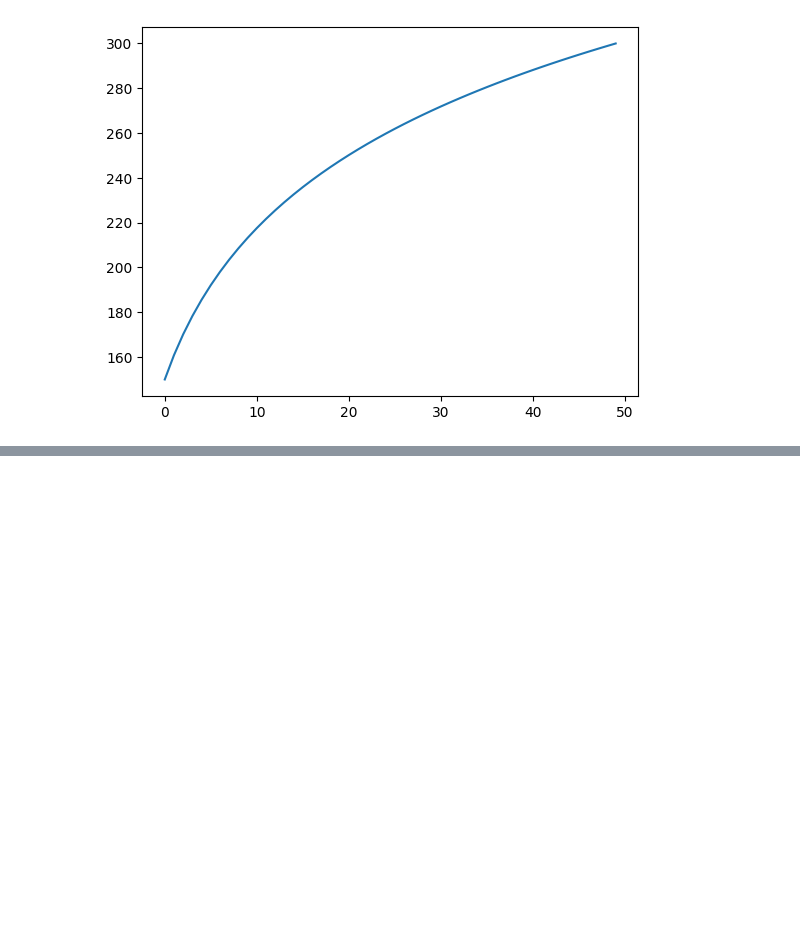
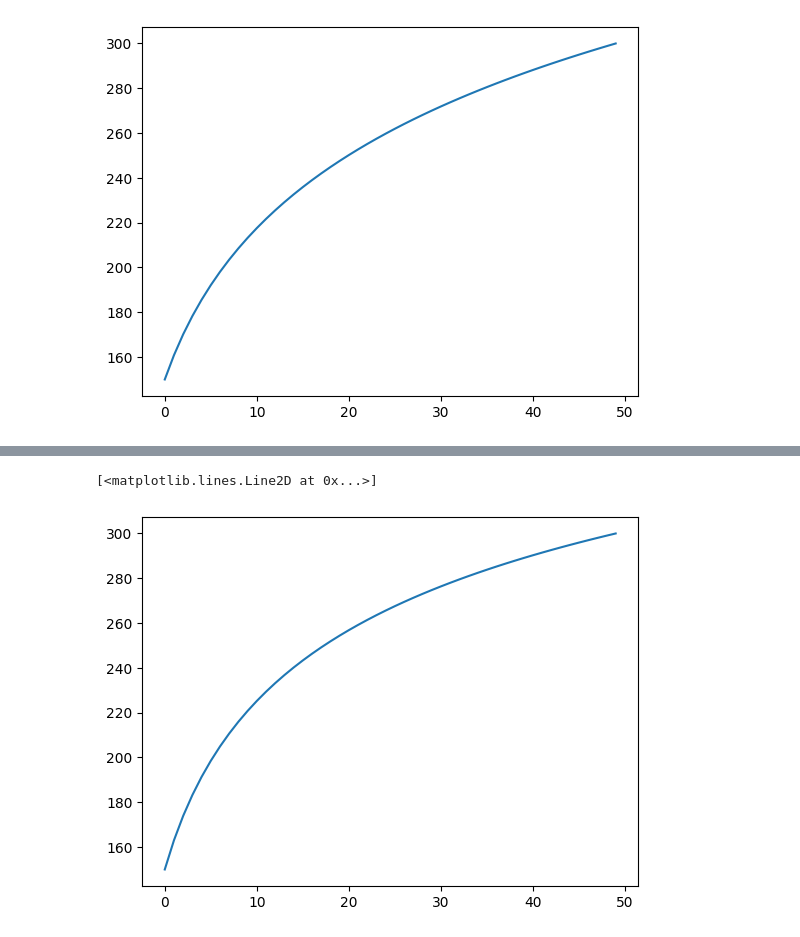
Before and after one commit to LeoBasov/hamt, a Jupyter notebook: doc/jupyter/FEM_1d.ipynb, the cells around one changed output, grey strips where cells are left out. Saved outputs shown, nothing was run; the diff lists cells and outputs as text; code cells hidden in the pictures; blank space fills up the shorter version.

```diff
--- a/doc/jupyter/FEM_1d.ipynb
+++ b/doc/jupyter/FEM_1d.ipynb
@@ -237,0 +256,31 @@ plt.plot(a)
+# %%
+N = 50
+r0 = 1
+r1 = 10
+h = (r1 - r0)/N
+T0 = 150
+T1 = 300
+
+M = np.zeros((N, N))
+v = np.zeros(N)
+
+M[0, 0] = 1
+M[N-1, N-1] = 1
+
+v[0] = T0
+v[N-1] = T1
+
+for i in range(1, N-1):
+    for k in range(N):
+        if i == k:
+            M[i, k] = -2 * (r0 + i*h)/h**2
+        elif k == (i - 1):
+            M[i, k] = (-1/(2*h)) + (r0 + i*h)/h**2 - 0.5
+        elif k == (i + 1):
+            M[i, k] = (1/(2*h)) + (r0 + i*h)/h**2 + 0.5
+
+a = np.linalg.solve(M, v)
+plt.plot(a)
+# %% [output]
+[<matplotlib.lines.Line2D at 0x...>]
+[figure, added]
```
Also changed, not shown: parts of 5 cells of this notebook.
